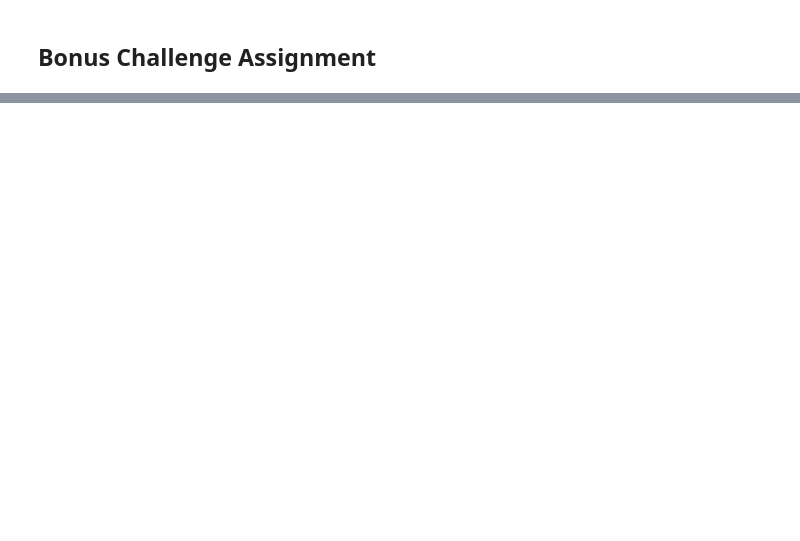
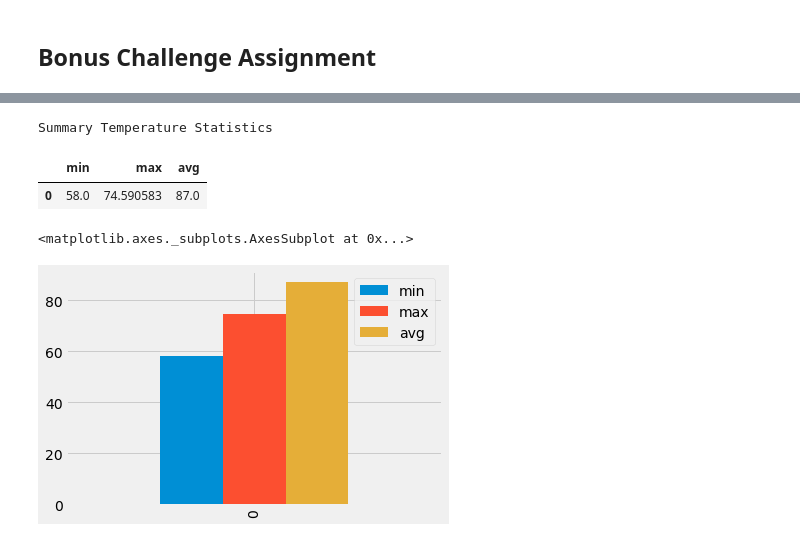
Before and after one commit to McGlash/Hawaii-Climate-Analysis, a Jupyter notebook: climate_starter.ipynb, the cells around one changed output, grey strips where cells are left out. Saved outputs shown, nothing was run; the diff lists cells and outputs as text; code cells hidden in the pictures; blank space fills up the shorter version.

```diff
--- a/climate_starter.ipynb
+++ b/climate_starter.ipynb
@@ -300,8 +304,24 @@ print(calc_temps('2012-02-28', '2012-03-05'))
 # %%
 # Use your previous function `calc_temps` to calculate the tmin, tavg, and tmax
 # for your trip using the previous year's data for those same dates.
+
+temp_stats = pd.DataFrame(calc_temps(edge_date, newest_date),
+                                         columns= ["min", "max", "avg"])
+
+print("Summary Temperature Statistics")
+
+temp_stats
+# %% [output]
+Summary Temperature Statistics
+|  | min | max | avg |
+| 0 | 58.0 | 74.590583 | 87.0 |
 # %%
 # Plot the results from your previous query as a bar chart.
 # Use "Trip Avg Temp" as your Title
 # Use the average temperature for the y value
 # Use the peak-to-peak (tmax-tmin) value as the y error bar (yerr)
+
+temp_stats.plot(kind="bar")
+# %% [output]
+<matplotlib.axes._subplots.AxesSubplot at 0x...>
+[figure, added]
```
Also changed, not shown: parts of 5 cells of this notebook.
